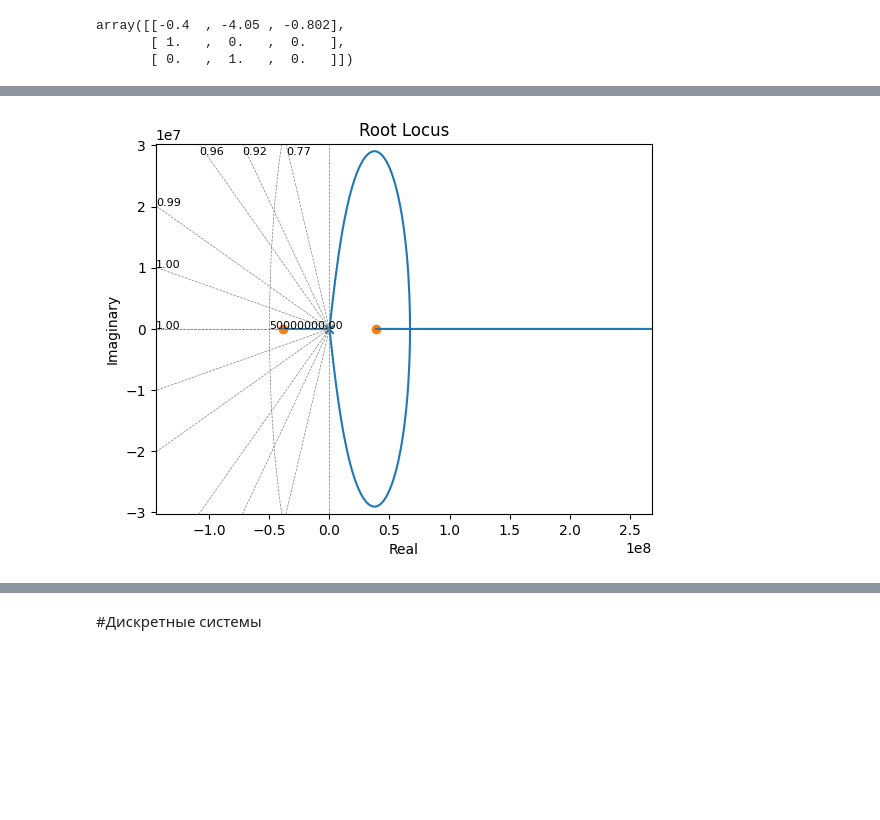
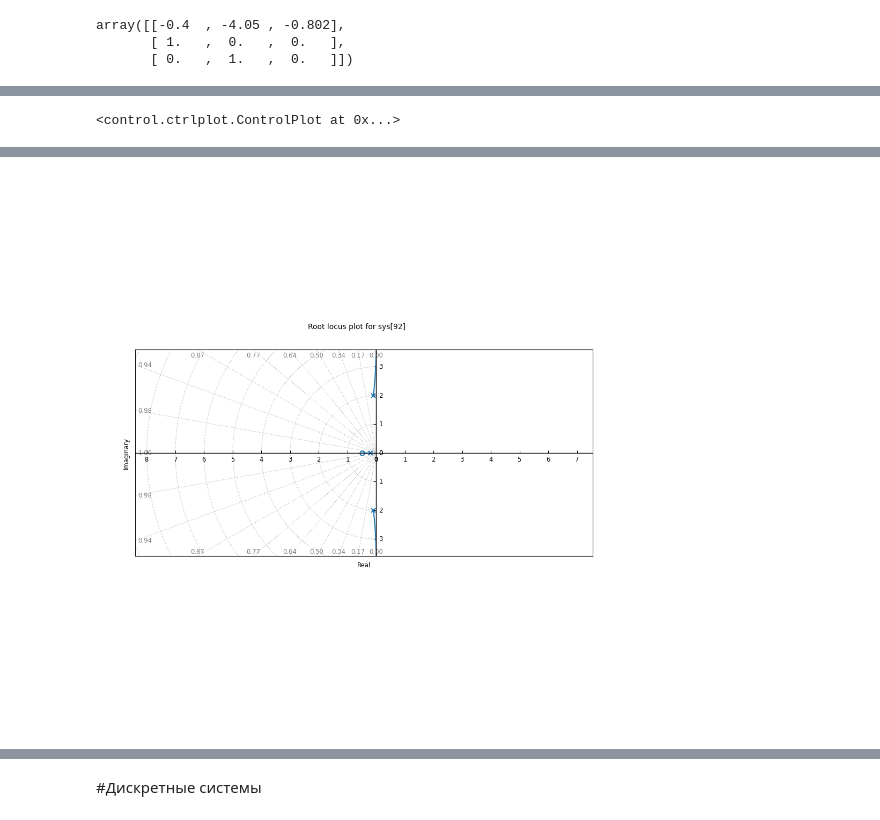
Before and after one commit to TAUforPython/BaseControlTheory, a Jupyter notebook: базовые_инструменты_ТАУ.ipynb, the cells around one changed output, grey strips where cells are left out. Drawn from its saved outputs; the diff is of its cells as text; code cells hidden in the pictures; blank space fills up the shorter version.

```diff
--- a/базовые_инструменты_ТАУ.ipynb
+++ b/базовые_инструменты_ТАУ.ipynb
@@ -1160,4 +1243,4 @@ array([-0.1+2.j, -0.1-2.j, -0.2+0.j])
-# %%
-rlist, klist = control.root_locus(Wm, print_gain = False)
-# %% [output]
-[figure, removed]
+# %%
+control.root_locus(Wm)
+# %% [output]
+<control.ctrlplot.ControlPlot at 0x...>
@@ -1164,3 +1248,4 @@ rlist, klist = control.root_locus(Wm, print_gain = False)
+[figure, added]
 # %%
 t, y = control.step_response(Wm, 100)
 plt.plot(t, y, 'b')
```
Also changed, not shown: parts of 43 cells of this notebook.
